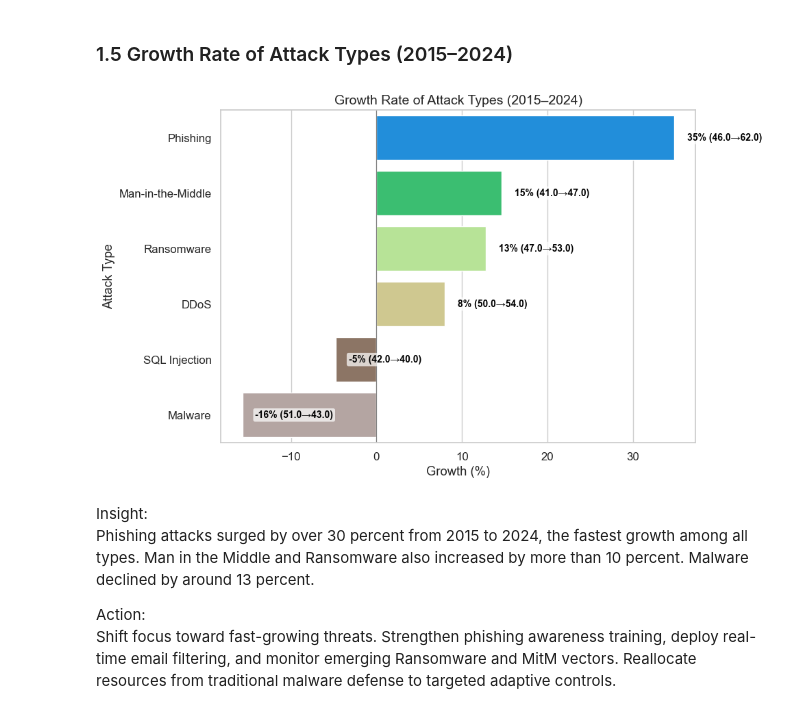
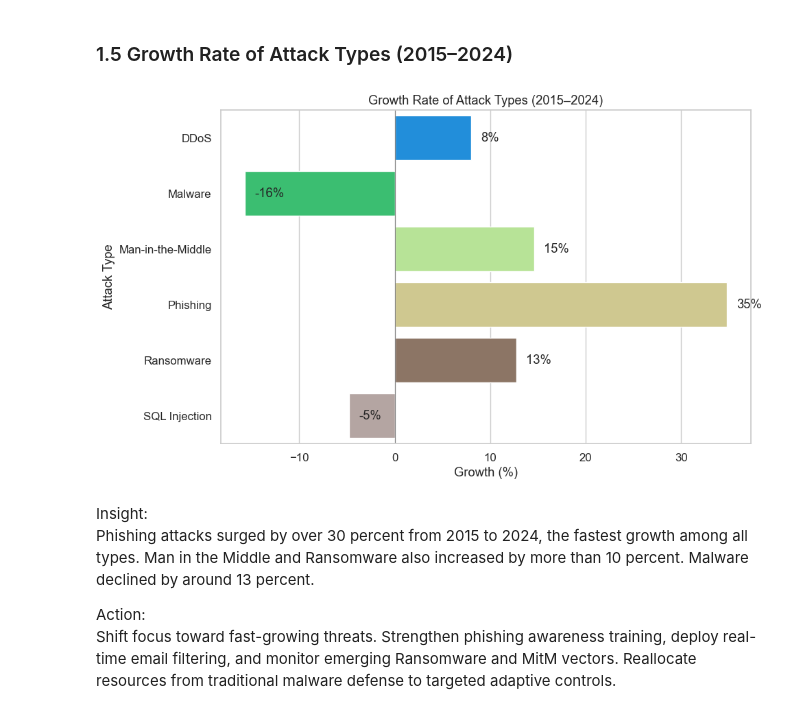
Before and after one commit to dolludaa/Global-Cybersecurity-Threats-2015-2024, a Jupyter notebook: business_analysis.ipynb, the cells around one changed output. Drawn from its saved outputs; the diff is of its cells as text; code cells hidden in the pictures.

```diff
--- a/business_analysis.ipynb
+++ b/business_analysis.ipynb
@@ -277,46 +226,28 @@ Government systems require SQL sanitization, prepared statements, and continuous
 # %%
 start = df[df['Year'] == 2015]['Attack Type'].value_counts()
 end = df[df['Year'] == 2024]['Attack Type'].value_counts()
 
 growth = pd.DataFrame({'2015': start, '2024': end}).fillna(0)
-growth['2015'] = growth['2015'].astype(int)
-growth['2024'] = growth['2024'].astype(int)
-growth['Growth (%)'] = ((growth['2024'] - growth['2015']) / growth['2015'].replace(0, np.nan)) * 100
-
-growth['Label'] = growth.apply(
-    lambda row: f"{row['Growth (%)']:.0f}% ({row['2015']}→{row['2024']})" if row['2015'] > 0
-    else f"New ({row['2024']})", axis=1
-)
-
-growth = growth.sort_values('Growth (%)', ascending=False)
+growth['Growth (%)'] = (growth['2024'] - growth['2015']) / growth['2015'] * 100
 
 plt.figure(figsize=(10, 6))
-bars = sns.barplot(
+ax = sns.barplot(
     data=growth.reset_index(),
     x='Growth (%)',
     y='Attack Type',
-    hue= 'Attack Type',
-    palette=palette
+    hue='Attack Type',
+    palette=palette[:len(growth)]
 )
 
-for i, (value, label) in enumerate(zip(growth['Growth (%)'], growth['Label'])):
-    x_pos = value if pd.notnull(value) else 0
-    plt.text(x_pos + 1.5, i, label,
-         va='center',
-         fontsize=10,
-         fontweight='bold',
-         color='black',
-         bbox=dict(boxstyle='round,pad=0.2', facecolor='white', edgecolor='none', alpha=0.7))
-
+for i, value in enumerate(growth['Growth (%)']):
+    plt.text(value + 1, i, f'{value:.0f}%', va='center')
 
 plt.axvline(0, color='gray', linewidth=0.8)
-plt.title('Growth Rate of Attack Types (2015–2024)', fontsize=14)
-plt.xlabel('Growth (%)')
-plt.ylabel('Attack Type')
+plt.title('Growth Rate of Attack Types (2015–2024)')
 plt.tight_layout()
 plt.show()
 # %% [output]
-[figure, old version]
+[figure, new version]
 # %% [markdown]
 Insight:
 Phishing attacks surged by over 30 percent from 2015 to 2024, the fastest growth among all types. Man in the Middle and Ransomware also increased by more than 10 percent. Malware declined by around 13 percent.
```
Also changed, not shown: parts of 11 cells of this notebook.
